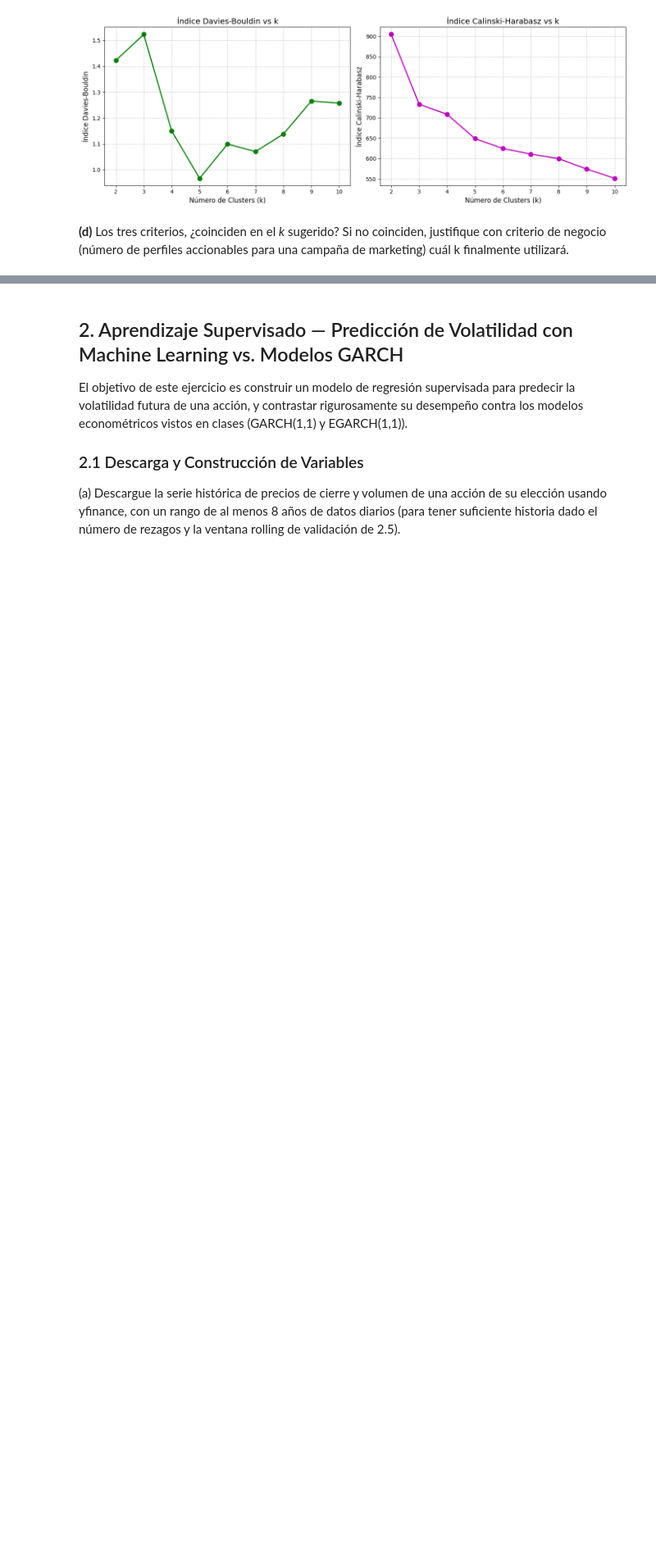
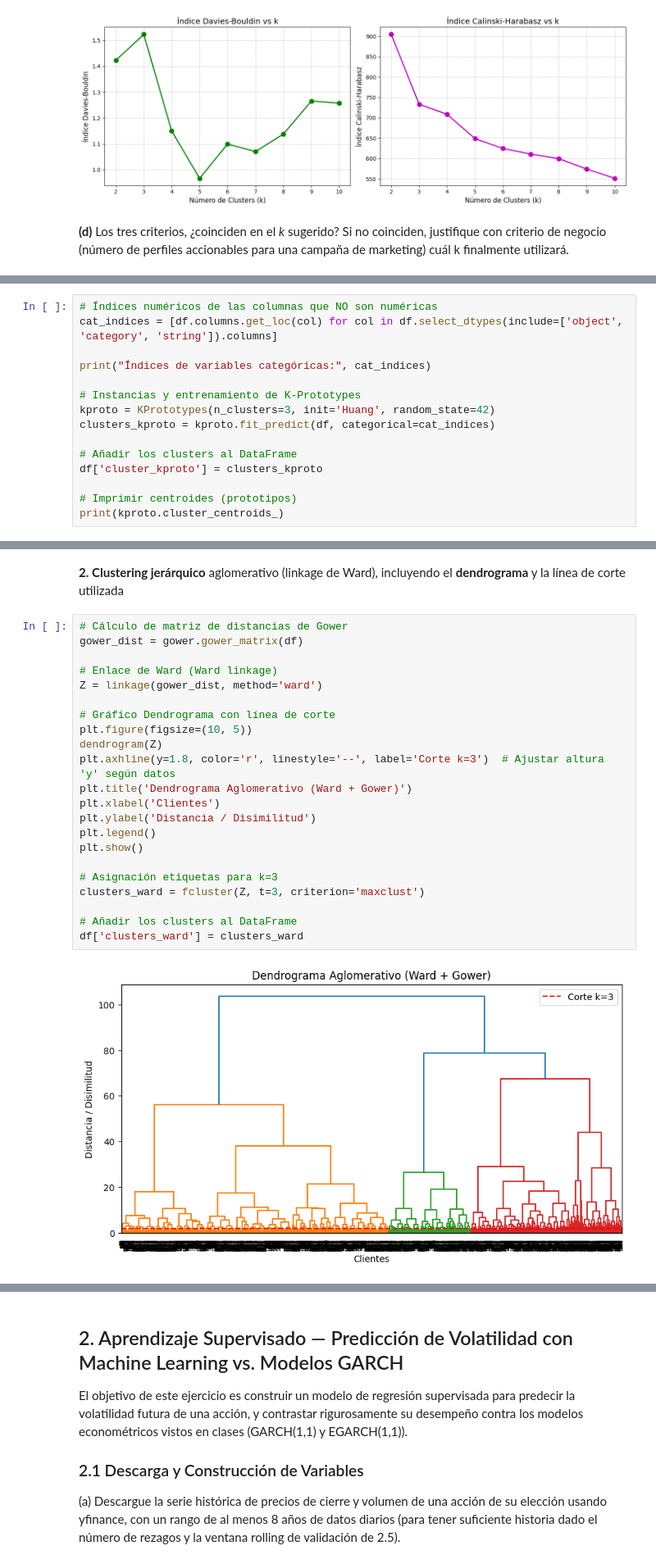
Before and after one commit to Felipe-Lopez-Vergara/ds_finance_-Lopez-, a Jupyter notebook: notebooks/HW_Sesion_6.ipynb, the cells around one changed output, grey strips where cells are left out. Shown at 82% size. Cells and saved outputs as stored; diff of their text form; blank space fills up the shorter version.

```diff
--- a/notebooks/HW_Sesion_6.ipynb
+++ b/notebooks/HW_Sesion_6.ipynb
@@ -965,0 +952,15 @@ Clientes Premiun: Alto ingreso y bajo riesgo (fidelización y cross-selling).Cli
+# %%
+# Índices numéricos de las columnas que NO son numéricas
+cat_indices = [df.columns.get_loc(col) for col in df.select_dtypes(include=['object', 'category', 'string']).columns]
+
+print("Índices de variables categóricas:", cat_indices)
+
+# Instancias y entrenamiento de K-Prototypes
+kproto = KPrototypes(n_clusters=3, init='Huang', random_state=42)
+clusters_kproto = kproto.fit_predict(df, categorical=cat_indices)
+
+# Añadir los clusters al DataFrame
+df['cluster_kproto'] = clusters_kproto
+
+# Imprimir centroides (prototipos)
+print(kproto.cluster_centroids_)
@@ -965,0 +985,26 @@ Clientes Premiun: Alto ingreso y bajo riesgo (fidelización y cross-selling).Cli
+# %% [markdown]
+**2.** **Clustering jerárquico** aglomerativo (linkage de Ward), incluyendo el **dendrograma** y la línea de corte utilizada
+# %%
+# Cálculo de matriz de distancias de Gower
+gower_dist = gower.gower_matrix(df)
+
+# Enlace de Ward (Ward linkage)
+Z = linkage(gower_dist, method='ward')
+
+# Gráfico Dendrograma con línea de corte
+plt.figure(figsize=(10, 5))
+dendrogram(Z)
+plt.axhline(y=1.8, color='r', linestyle='--', label='Corte k=3')  # Ajustar altura 'y' según datos
+plt.title('Dendrograma Aglomerativo (Ward + Gower)')
+plt.xlabel('Clientes')
+plt.ylabel('Distancia / Disimilitud')
+plt.legend()
+plt.show()
+
+# Asignación etiquetas para k=3
+clusters_ward = fcluster(Z, t=3, criterion='maxclust')
+
+# Añadir los clusters al DataFrame
+df['clusters_ward'] = clusters_ward
+# %% [output]
+[figure, added]
```
Also changed, not shown: parts of 39 cells of this notebook.
